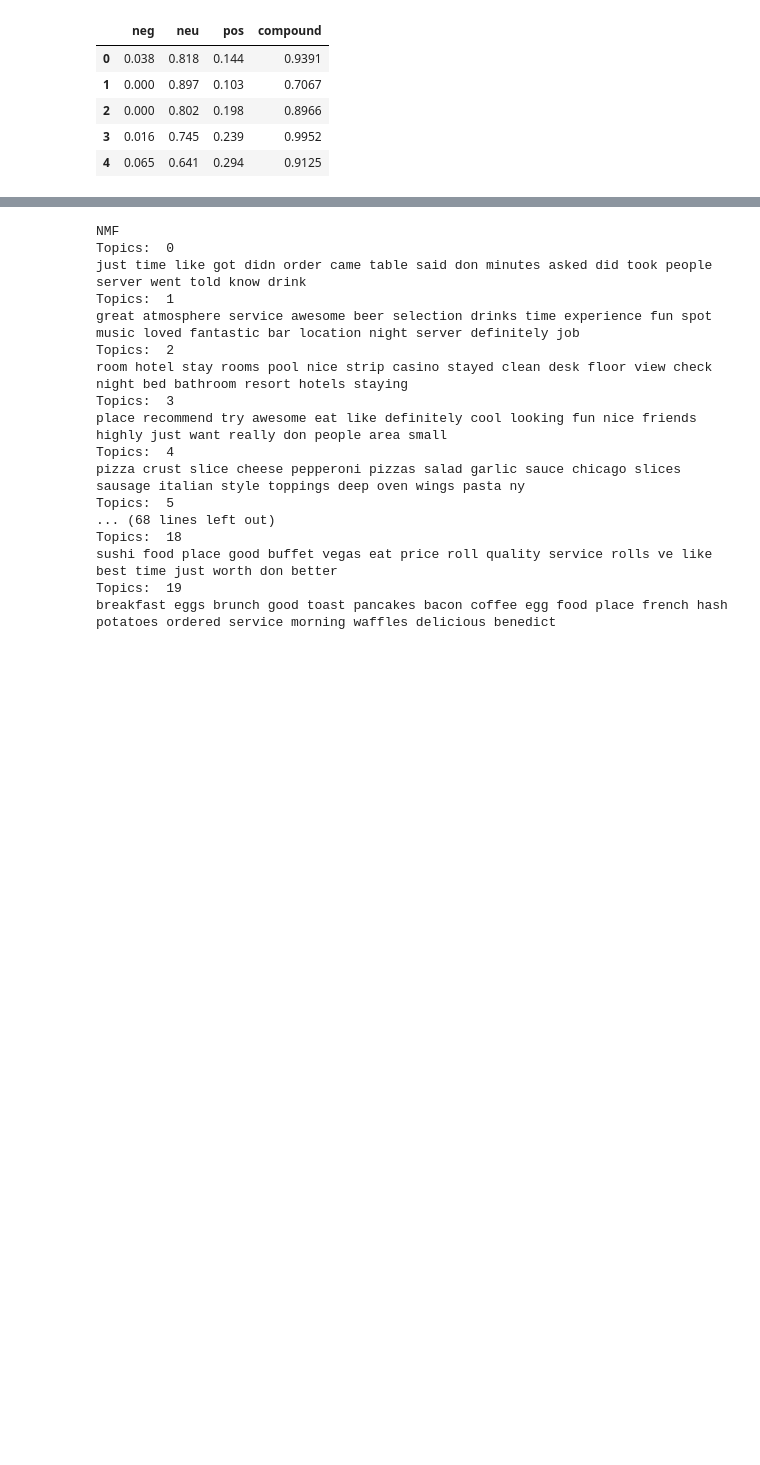
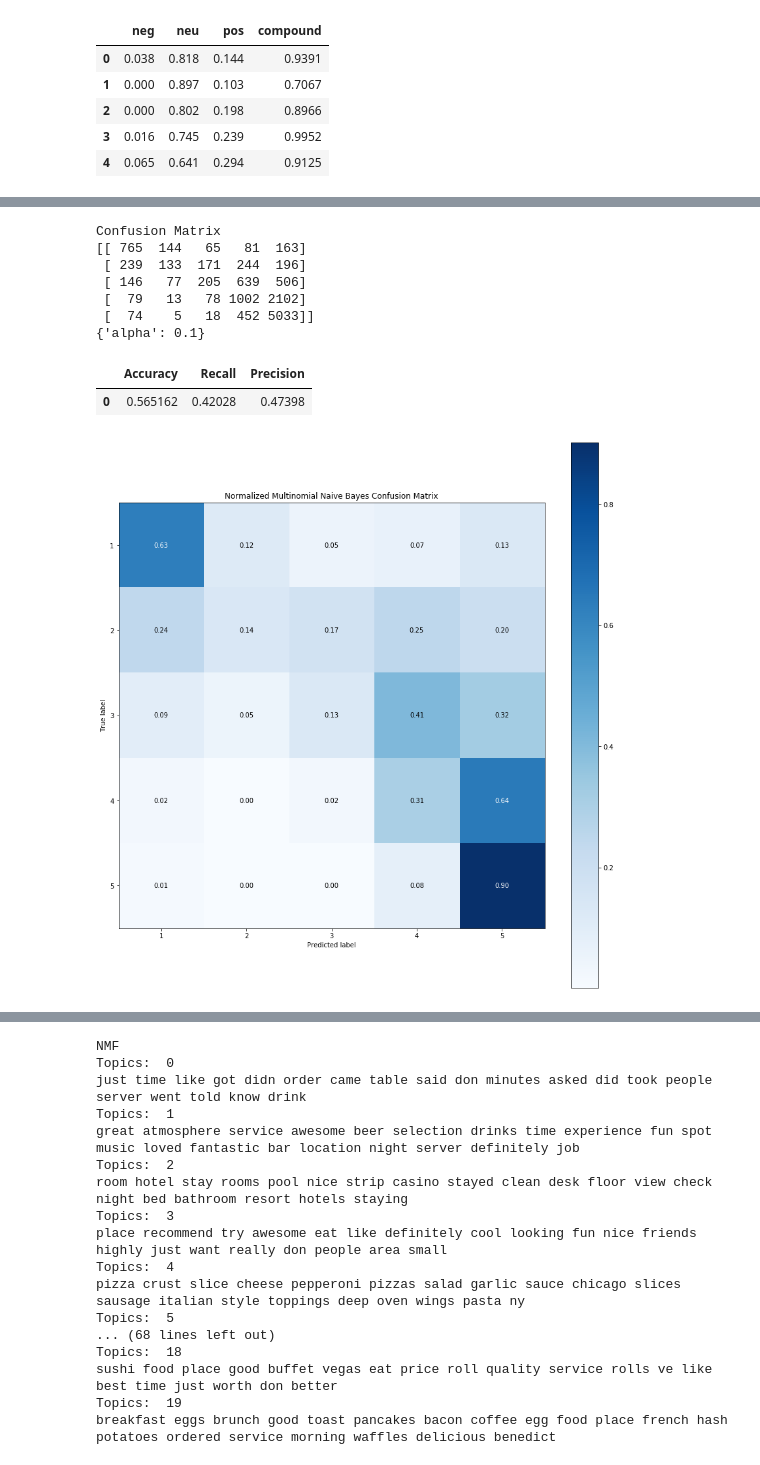
Before and after one commit to cjmckeag/134yelp, a Jupyter notebook: text analysis and eda.ipynb, the cells around one changed output, grey strips where cells are left out. Cells and saved outputs as stored; diff of their text form; code cells hidden in the pictures; blank space fills up the shorter version.

```diff
--- a/text analysis and eda.ipynb
+++ b/text analysis and eda.ipynb
@@ -502,3 +560,40 @@ def log_reg(X_Train, Y_Train, X_Test, Y_Test, scale = False, weight = False):
+# %%
+def multNB(X_Train, Y_Train, X_Test, Y_Test, scale, weight):
+
+    if weight:
+        nb = ComplementNB()
+    else:
+        nb = MultinomialNB()
+    param_grid = [{'alpha': np.linspace(0.1,1,10)}]
+
+    if scale:
+        scaler = StandardScaler()
+        scaler.fit(X_Train)
+        X_Train = scaler.transform(X_Train)
+        scaler.fit(X_Test)
+        X_Test = scaler.transform(X_Test)
+
+    clf = GridSearchCV(nb, param_grid, cv = 5)
+    clf.fit(X_Train, Y_Train)
+
+    predictions = clf.predict(X_Test)
+
+
+    acc = [metrics.accuracy_score(Y_Test, predictions)]
+    rec = [metrics.recall_score(Y_Test, predictions, labels = [1,2,3,4,5], average = 'macro')]
+    prec = [metrics.precision_score(Y_Test, predictions, labels = [1,2,3,4,5], average = 'macro')]
+
+    if weight:
+        plot_confusion_matrix(Y_Test, predictions, classes = [1,2,3,4,5],normalize = True, title = 'Normalized Complement Naive Bayes Confusion Matrix')
+    else:
+        plot_confusion_matrix(Y_Test, predictions, classes = [1,2,3,4,5],normalize = True, title = 'Normalized Multinomial Naive Bayes Confusion Matrix')
+
+
+    print(clf.best_params_)
+    data = {'Accuracy': acc, 'Recall': rec, 'Precision': prec}
+    df = pd.DataFrame(data)
+
+    return df
 # %%
 log_reg(X_Train_tfidf, Y_Train_tfidf, X_Test_tfidf, Y_Test_tfidf, scale = False, weight = False)
 # %% [output]
@@ -529,0 +636,13 @@ Normalized confusion matrix
+# %%
+multNB(X_Train_tfidf, Y_Train_tfidf, X_Test_tfidf, Y_Test_tfidf, scale = False, weight = False)
+# %% [output]
+Confusion Matrix
+[[ 765  144   65   81  163]
+ [ 239  133  171  244  196]
+ [ 146   77  205  639  506]
+ [  79   13   78 1002 2102]
+ [  74    5   18  452 5033]]
+{'alpha': 0.1}
+|  | Accuracy | Recall | Precision |
+| 0 | 0.565162 | 0.42028 | 0.47398 |
+[figure, added]
```
Also changed, not shown: parts of 15 cells of this notebook.
